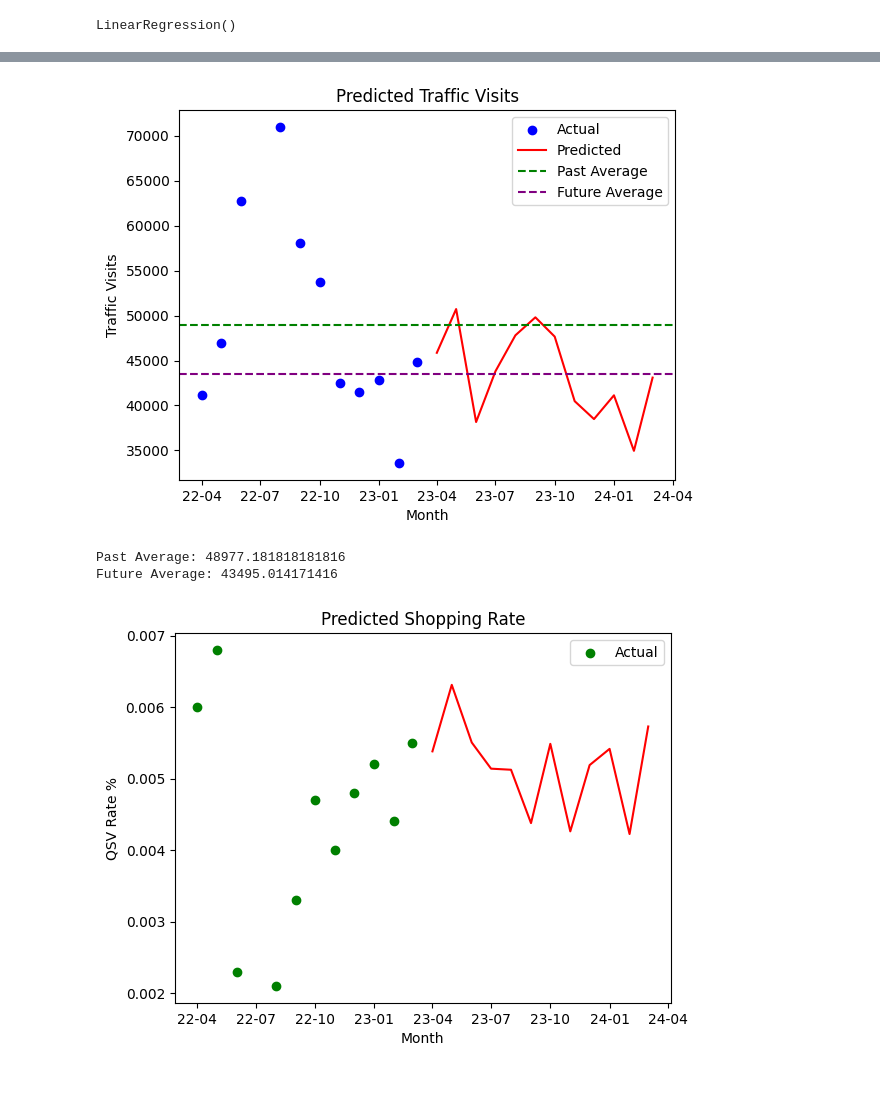
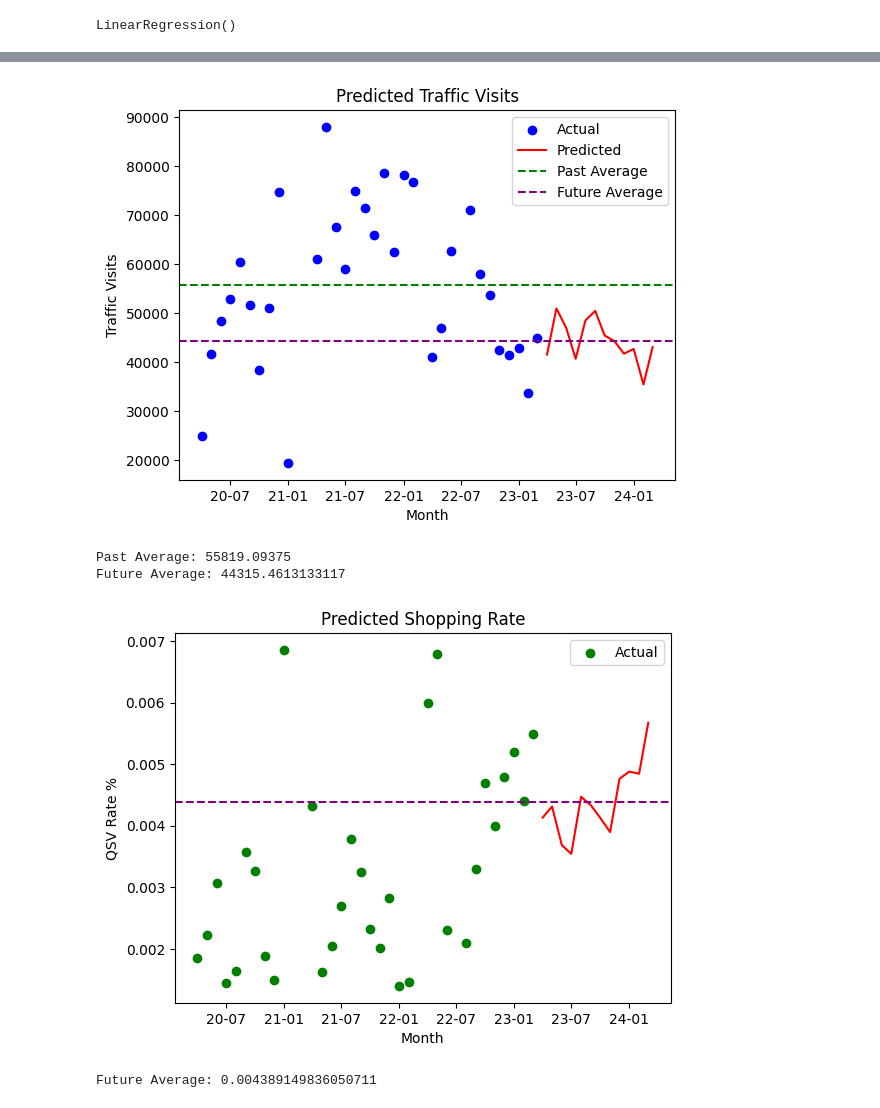
Before and after one commit to vanwagon/Multiple-Linear-Regression-Automotive-Sales-Python-Model, a Jupyter notebook: Regression_Model_Months.ipynb, the cells around one changed output, grey strips where cells are left out. Cells and saved outputs as stored; diff of their text form; code cells hidden in the pictures.

Commit message:
Update to model_months
this model uses the old data set, but there was alot of noise and changes along the way especially through the pandemic -- so I don't think data before 2022 should be included

```diff
--- a/Regression_Model_Months.ipynb
+++ b/Regression_Model_Months.ipynb
@@ -7,7 +7,7 @@ from sklearn.metrics import mean_squared_error
 import matplotlib.pyplot as plt
 # %%
 # Load the data from the CSV file
-data = pd.read_csv('advertising_data.csv')
+data = pd.read_csv('advertising_data-old.csv')
 # %%
 # Convert the Month_year column to datetime and extract month and year as separate columns
 data['Month_year'] = pd.to_datetime(data['Month_year'], format='%Y-%m')
@@ -170,19 +170,26 @@ plt.show()
 print('Past Average:', past_avg)
 print('Future Average:', future_avg)
 # %% [output]
-[figure, old version]
+[figure, new version]
-Past Average: 48977.181818181816
-Future Average: 43495.014171416
+Past Average: 55819.09375
+Future Average: 44315.4613133117
 # %%
+# Calculate the average of future values
+future_avg2 = np.mean(future_df['shopping_Rate'])
+
 # Plot the predicted values for Shopping_Visits
 plt.figure()
 plt.scatter(data['Month_year'], data['shopping_Rate'], color='green')
 plt.plot(future_df['Month_year'], future_df['shopping_Rate'], color='red')
+plt.axhline(y=future_avg2, color='purple', linestyle='--')
 plt.title('Predicted Shopping Rate')
 plt.xlabel('Month')
 plt.ylabel('QSV Rate %')
 plt.gca().xaxis.set_major_formatter(mdates.DateFormatter('%y-%m'))
 plt.legend(['Actual'])
 plt.show()
+
+print('Future Average:', future_avg2)
 # %% [output]
-[figure, old version]
+[figure, new version]
+Future Average: 0.004389149836050711
```
Also changed, not shown: parts of 5 cells of this notebook.
